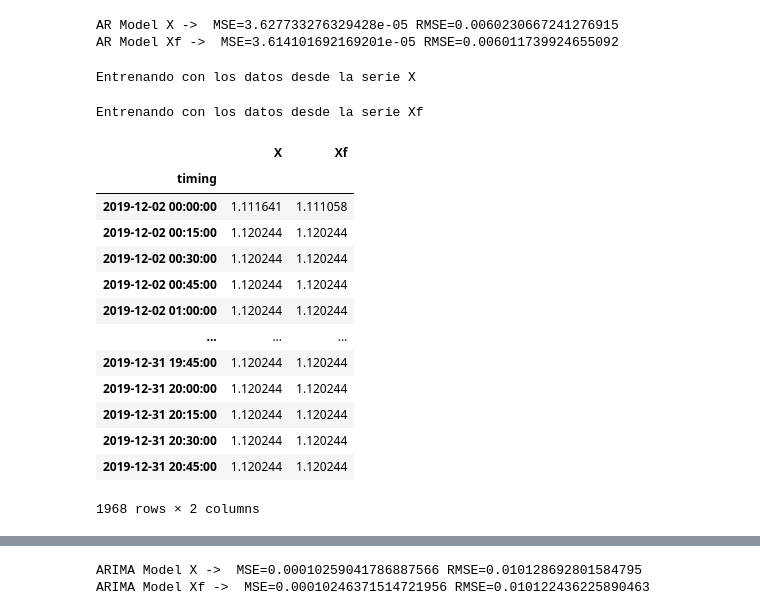
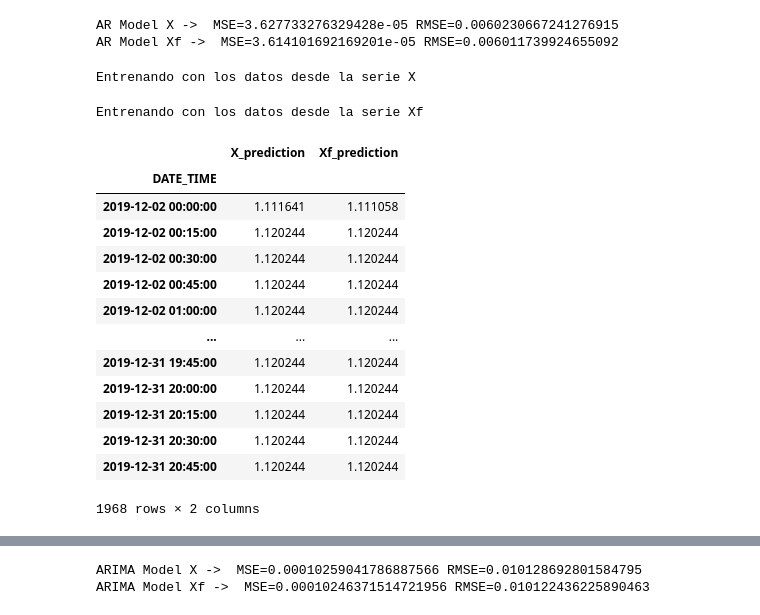
Before and after one commit to pabloestevezm/FP, a Jupyter notebook: modelling.ipynb, the cells around one changed output, grey strips where cells are left out. Cells and saved outputs as stored; diff of their text form; code cells hidden in the pictures.

```diff
--- a/modelling.ipynb
+++ b/modelling.ipynb
@@ -251,30 +250,28 @@ AR Model Xf ->  MSE=3.614101692169201e-05 RMSE=0.006011739924655092
 # %%
 predictions_ARIMA = dict()
 
 for col in realidad.columns:
     train = realidad[col]
     test = futuro[col]
 
     # Entrena el modelo AR
     model_ARIMA = ARIMA(train, order=(0,0,1))
     print(f"Entrenando con los datos desde la serie {col}")
     model_fit_ARIMA = model_ARIMA.fit(maxlag=4)
 
      # Predice los valores AR
-    predictions_ARIMA[col] = model_fit_ARIMA.predict(start=len(train),
+    predictions_ARIMA[f'{col}_prediction'] = model_fit_ARIMA.predict(start=len(train),
                                     end=len(train)+len(test)-1, dynamic=False)
 
 pred_ARIMA = pd.DataFrame(predictions_ARIMA)
-pred_ARIMA['timing'] = futuro.index
-pred_ARIMA.index = pd.DatetimeIndex(pred_ARIMA.timing)
-pred_ARIMA = pred_ARIMA.drop(columns={'timing'})
+pred_ARIMA.index = futuro.index
 
 pred_ARIMA
 # %% [output]
 Entrenando con los datos desde la serie X
 Entrenando con los datos desde la serie Xf
-|  | X | Xf |
-| timing |  |  |
+|  | X_prediction | Xf_prediction |
+| DATE_TIME |  |  |
 | 2019-12-02 00:00:00 | 1.111641 | 1.111058 |
 | 2019-12-02 00:15:00 | 1.120244 | 1.120244 |
 | 2019-12-02 00:30:00 | 1.120244 | 1.120244 |
```
Also changed, not shown: parts of 9 cells of this notebook, 3 other files.
